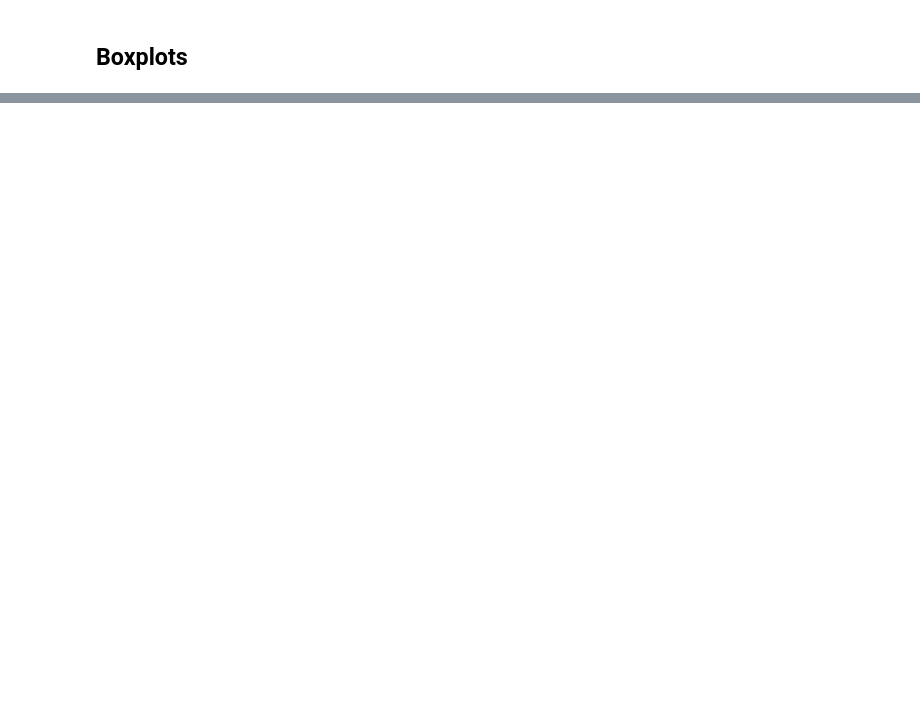
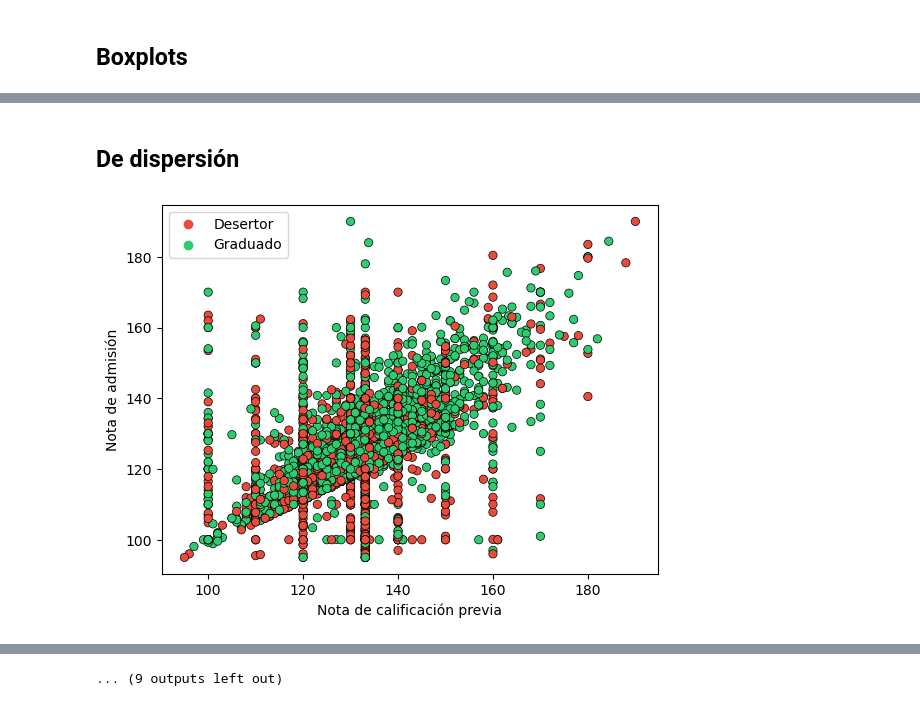
Before and after one commit to Santifer0803/Proyecto_analisis_de_datos, a Jupyter notebook: Proyecto análisis de datos.ipynb, the cells around one changed output, grey strips where cells are left out. Cells and saved outputs as stored; diff of their text form; code cells hidden in the pictures; blank space fills up the shorter version.

```diff
--- a/Proyecto análisis de datos.ipynb
+++ b/Proyecto análisis de datos.ipynb
@@ -660,7 +651,7 @@ for col in cols_num:
     ax.set_xticklabels(["Desertor", "Graduado"])
 
     plt.xlabel("Estado académico")
-    plt.ylabel("Valores")
+    plt.ylabel(name_col(col))
 
     plt.show()
 # %% [output]
@@ -724,0 +671,35 @@ for x_col, y_col in pairs:
+# %% [markdown]
+## De dispersión
+# %%
+# Combinaciones de variables de tipo float64
+pairs = itertools.combinations(cols_float, 2)
+
+# Se grafica para cada par de variables
+for x_col, y_col in pairs:
+
+    plt.figure()
+
+    ax = sns.scatterplot(
+        x = x_col,
+        y = y_col,
+        hue = "target",
+        data = datos,
+        palette = ["#e74c3c", "#2ecc71"],
+        edgecolor = "black",
+        linewidth = 0.5
+    )
+
+    # Se cambian las etiquetas de las categorías de la variable objetivo
+    handles, labels = ax.get_legend_handles_labels()
+
+    ax.legend(
+        handles = handles,
+        labels = ["Desertor", "Graduado"]
+    )
+
+    plt.xlabel(name_col(x_col))
+    plt.ylabel(name_col(y_col))
+
+    plt.show()
+# %% [output]
+[figure, added]
@@ -724,0 +717 @@ for x_col, y_col in pairs:
+... (9 outputs left out)
```
Also changed, not shown: parts of 7 cells of this notebook.
